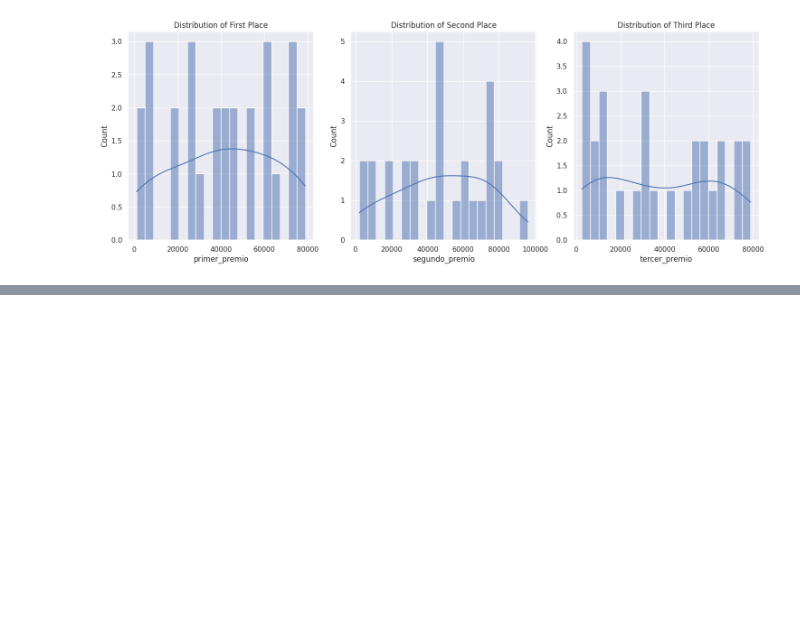
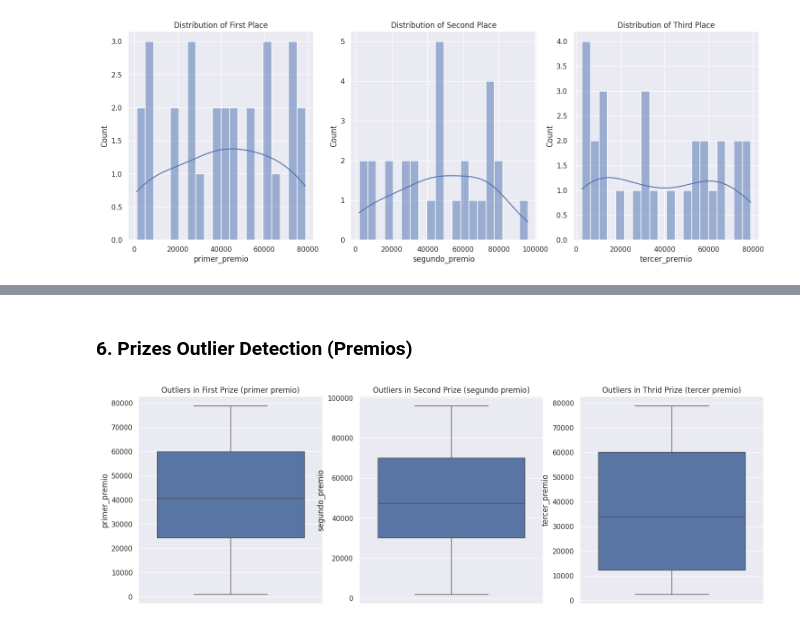
Before and after one commit to AngelDHackerman/santa-lucia-data-analysis-manual, a Jupyter notebook: notebooks/EDA_sorteos.ipynb, the cells around one changed output, grey strips where cells are left out. Cells and saved outputs as stored; diff of their text form; code cells hidden in the pictures; blank space fills up the shorter version.

```diff
--- a/notebooks/EDA_sorteos.ipynb
+++ b/notebooks/EDA_sorteos.ipynb
@@ -111,0 +127,18 @@ plt.show()
+# %% [markdown]
+### 6. Prizes Outlier Detection (Premios)
+# %%
+# Here will see what is the range for the winners of the first, second and third prize.
+fig, ax = plt.subplots(1, 3, figsize=(18, 6))
+
+sns.boxplot(y=df['primer_premio'], ax=ax[0])
+ax[0].set_title("Outliers in First Prize (primer premio)")
+
+sns.boxplot(y=df['segundo_premio'], ax=ax[1])
+ax[1].set_title("Outliers in Second Prize (segundo premio)")
+
+sns.boxplot(y=df['tercer_premio'], ax=ax[2])
+ax[2].set_title("Outliers in Thrid Prize (tercer premio)")
+
+plt.show()
+# %% [output]
+[figure, added]
```
Also changed, not shown: parts of 2 cells of this notebook.
